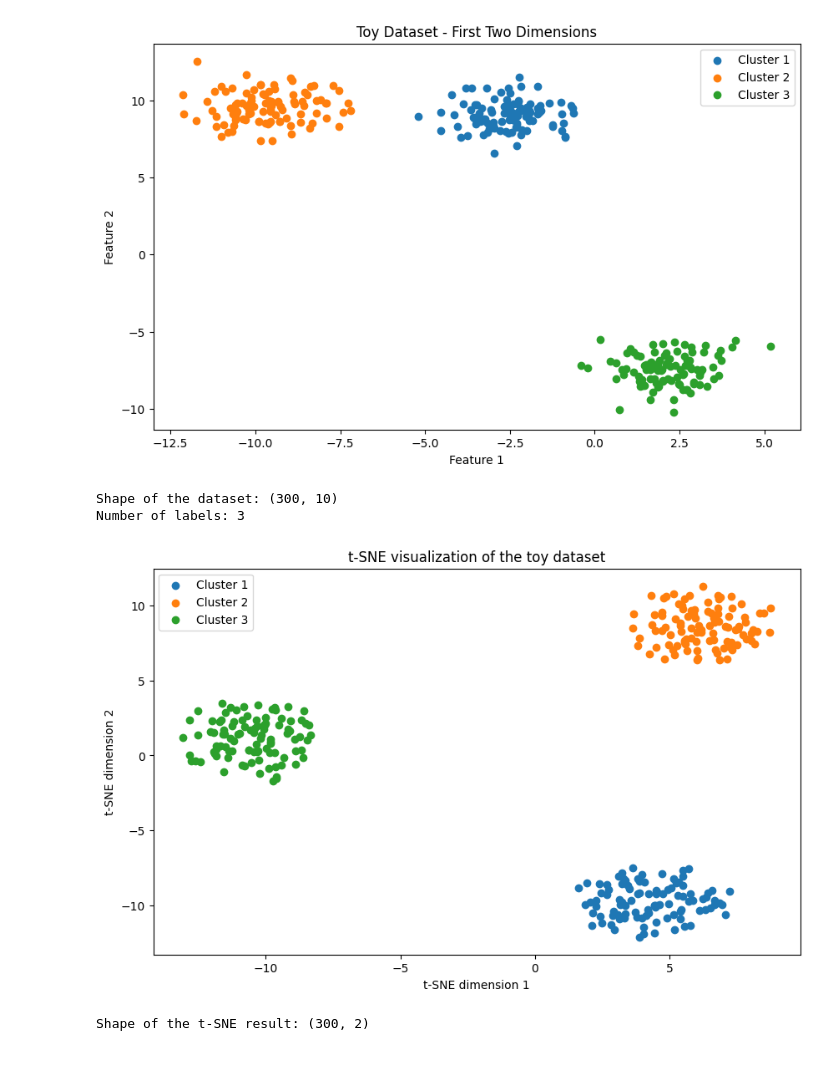
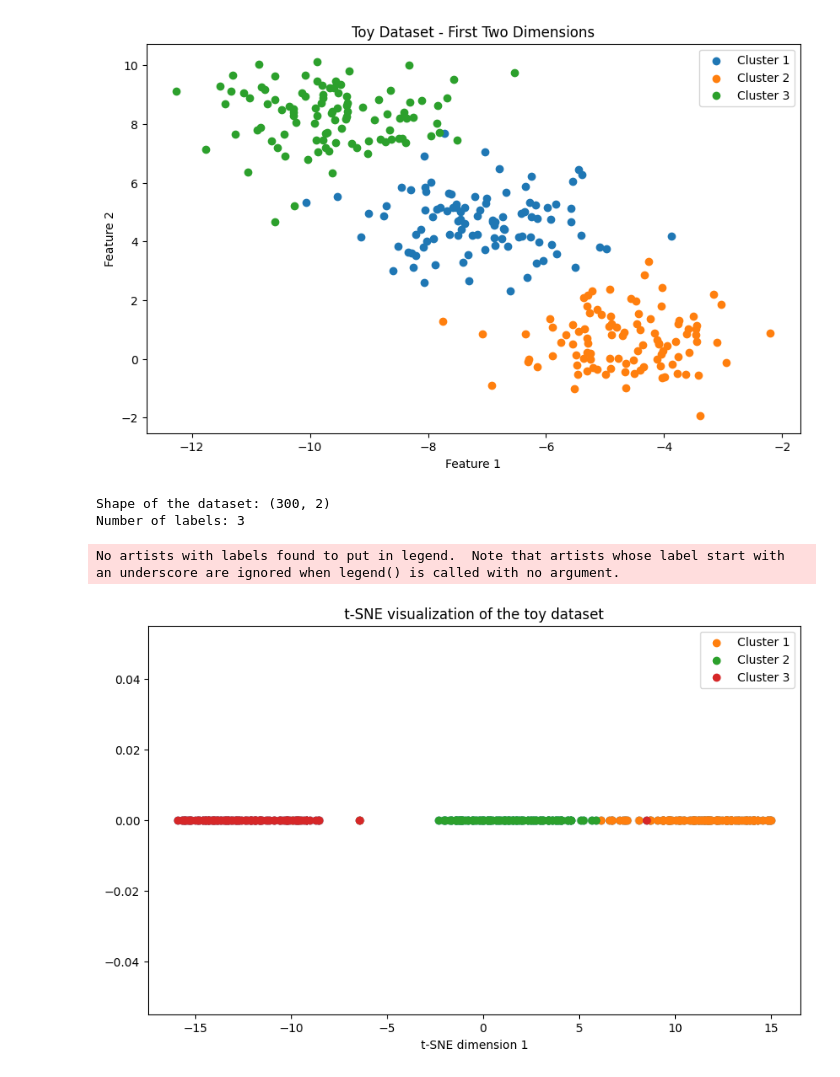
Before and after one commit to kun1887/tsne, a Jupyter notebook: demo.ipynb, the cells around one changed output. Saved outputs shown, nothing was run; the diff lists cells and outputs as text; code cells hidden in the pictures.

```diff
--- a/demo.ipynb
+++ b/demo.ipynb
@@ -176,46 +8,45 @@ tsne = TSNE()
 # %%
 import numpy as np
 import matplotlib.pyplot as plt
 from sklearn.datasets import make_blobs
 
 # Create a toy dataset with 3 blobs
 n_samples = 300
-n_features = 10
+n_features = 2
 n_centers = 3
 
-X, y = make_blobs(n_samples=n_samples, n_features=n_features, centers=n_centers, random_state=42)
+X, y = make_blobs(n_samples=n_samples, n_features=n_features, centers=n_centers, random_state=12)
 
 # Visualize the first two dimensions of the dataset
 plt.figure(figsize=(10, 6))
 for i in range(n_centers):
     plt.scatter(X[y == i, 0], X[y == i, 1], label=f'Cluster {i+1}')
 plt.xlabel('Feature 1')
 plt.ylabel('Feature 2')
 plt.title('Toy Dataset - First Two Dimensions')
 plt.legend()
 plt.show()
 
 print(f"Shape of the dataset: {X.shape}")
 print(f"Number of labels: {len(np.unique(y))}")
 # %% [output]
-[figure, old version]
+[figure, new version]
-Shape of the dataset: (300, 10)
+Shape of the dataset: (300, 2)
 Number of labels: 3
 # %%
-# Perform t-SNE on the toy dataset
-tsne_result = tsne.tsne(X, ydim=2, T=1000, l=200, perplexity=30)
+# Perform t-SNE on the toy dataset to 1 dimension
+tsne_result = tsne.tsne(X, ydim=1, T=1000, l=200, perplexity=50)
 
 # Visualize the t-SNE result
 plt.figure(figsize=(10, 6))
-for i in range(n_centers):
-    plt.scatter(tsne_result[y == i, 0], tsne_result[y == i, 1], label=f'Cluster {i+1}')
+plt.scatter(tsne_result, np.zeros_like(tsne_result))
 plt.xlabel('t-SNE dimension 1')
-plt.ylabel('t-SNE dimension 2')
 plt.title('t-SNE visualization of the toy dataset')
 plt.legend()
+for i in range(n_centers):
+    plt.scatter(tsne_result[y == i], np.zeros_like(tsne_result[y == i]), label=f'Cluster {i+1}')
+plt.legend()
 plt.show()
-
-print(f"Shape of the t-SNE result: {tsne_result.shape}")
 # %% [output]
+No artists with labels found to put in legend.  Note that artists whose label start with an underscore are ignored when legend() is called with no argument.
-[figure, old version]
+[figure, new version]
-Shape of the t-SNE result: (300, 2)
```
Also changed, not shown: parts of 2 cells of this notebook, 1 other file.
